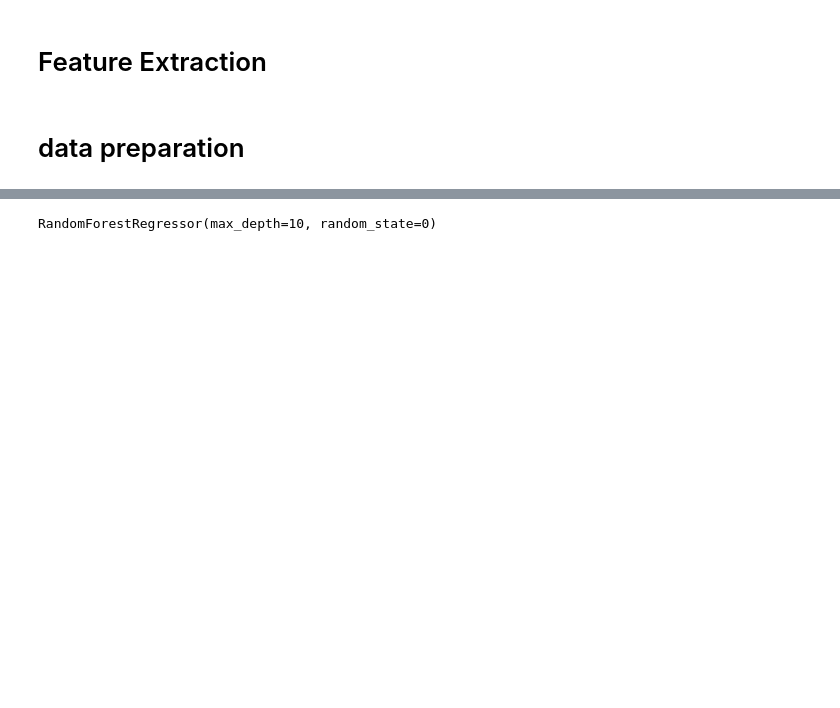
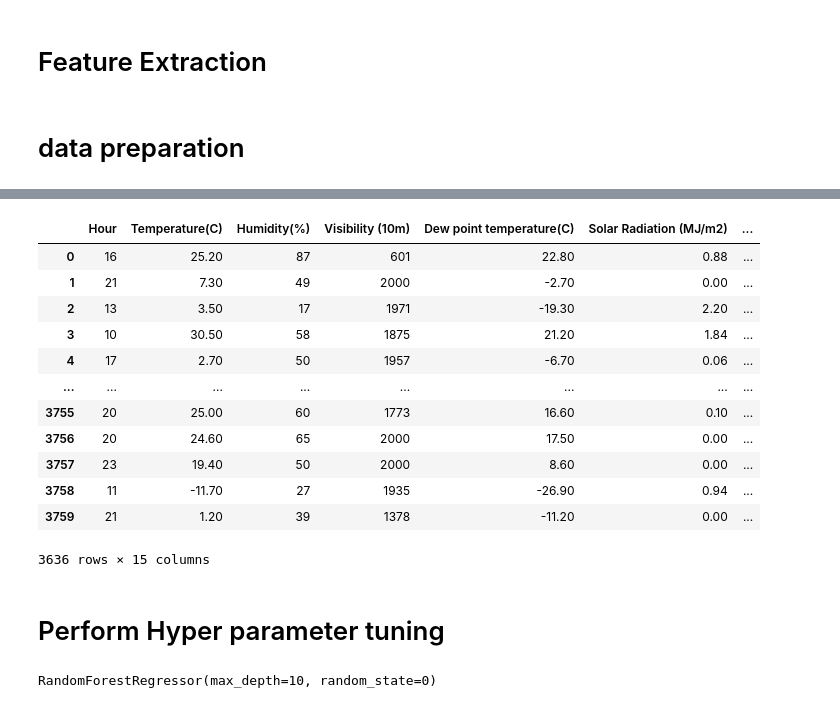
Before and after one commit to HeithemTarchouna/E_Scooter_Prediction, a Jupyter notebook: Ml.ipynb, the cells around one changed output, grey strips where cells are left out. Saved outputs shown, nothing was run; the diff lists cells and outputs as text; code cells hidden in the pictures; blank space fills up the shorter version.

```diff
--- a/Ml.ipynb
+++ b/Ml.ipynb
@@ -527,0 +628,6 @@ X_TRAIN = scaler.transform(X_TRAIN)
+# %%
+preprocessed_test_data = preprocess(test_data,True)
+functioning_days_test,non_functioning_days_test = split_functioning_days(preprocessed_test_data)
+X_TEST = functioning_days_test.drop(['Functioning Day','old_index'],axis=1)
+X_TEST = scaler.transform(X_TEST)
+y_pred = model.predict(X_TEST)
@@ -528,3 +652,21 @@ X_TRAIN = scaler.transform(X_TRAIN)
+# %%
+functioning_days_test
+# %% [output]
+|  | Hour | Temperature(C) | Humidity(%) | Visibility (10m) | Dew point temperature(C) | Solar Radiation (MJ/m2) | ... |
+| 0 | 16 | 25.20 | 87 | 601 | 22.80 | 0.88 | ... |
+| 1 | 21 | 7.30 | 49 | 2000 | -2.70 | 0.00 | ... |
+| 2 | 13 | 3.50 | 17 | 1971 | -19.30 | 2.20 | ... |
+| 3 | 10 | 30.50 | 58 | 1875 | 21.20 | 1.84 | ... |
+| 4 | 17 | 2.70 | 50 | 1957 | -6.70 | 0.06 | ... |
+| ... | ... | ... | ... | ... | ... | ... | ... |
+| 3755 | 20 | 25.00 | 60 | 1773 | 16.60 | 0.10 | ... |
+| 3756 | 20 | 24.60 | 65 | 2000 | 17.50 | 0.00 | ... |
+| 3757 | 23 | 19.40 | 50 | 2000 | 8.60 | 0.00 | ... |
+| 3758 | 11 | -11.70 | 27 | 1935 | -26.90 | 0.94 | ... |
+| 3759 | 21 | 1.20 | 39 | 1378 | -11.20 | 0.00 | ... |
+3636 rows × 15 columns
+# %% [markdown]
+# Perform Hyper parameter tuning
 # %%
 # train the model using random forest regressor
 model = RandomForestRegressor(n_estimators=100, max_depth=10, random_state=0)
```
Also changed, not shown: parts of 8 cells of this notebook, 1 other file.
